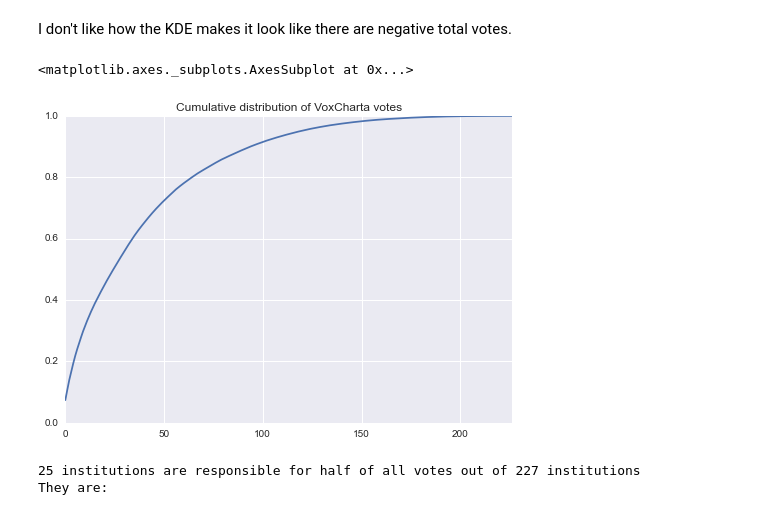
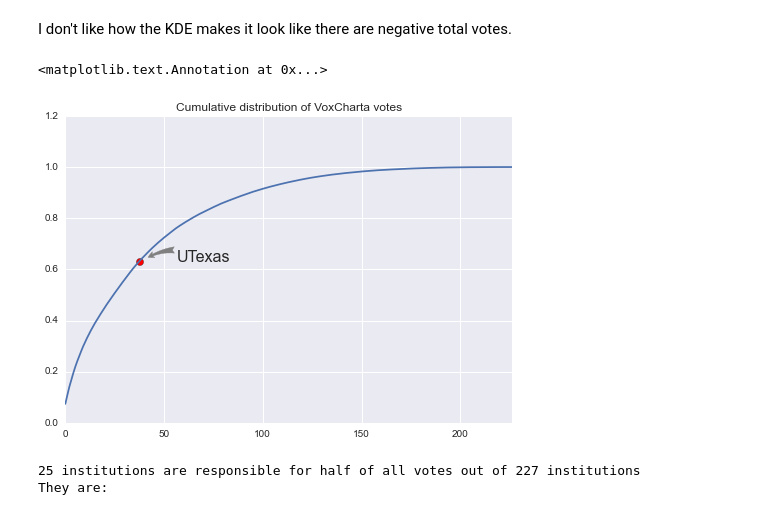
Before and after one commit to gully/VoxCharta, a Jupyter notebook: VoxCharta_01-web_scraping.ipynb, the cells around one changed output. Saved outputs shown, nothing was run; the diff lists cells and outputs as text; code cells hidden in the pictures.

```diff
--- a/VoxCharta_01-web_scraping.ipynb
+++ b/VoxCharta_01-web_scraping.ipynb
@@ -41,15 +41,29 @@ institutes.tail()
 | 226 | Yale-Clusters | 0 | 0 | 0 | 0 | 0 | 0 | NaT |
 # %%
 #institutes['Votes'].cumsum().plot(title='Cumulative distribution')
-#institutes['Rank'] = institutes.Votes.rank(method='first', ascending=False)
+institutes['Rank'] = institutes.Votes.rank(method='first', ascending=False)
 # %% [markdown]
 I don't like how the KDE makes it look like there are negative total votes.
-# %%
-cumsum_normalized = institutes.Votes.cumsum().div(institutes.Votes.cumsum().max())
-cumsum_normalized.plot(title='Cumulative distribution of VoxCharta votes')
-# %% [output]
-<matplotlib.axes._subplots.AxesSubplot at 0x...>
-[figure, removed]
+# %%
+cumsum_normalized = institutes.Votes.cumsum().div(institutes.Votes.cumsum().max())
+cumsum_normalized.plot(title='Cumulative distribution of VoxCharta votes')
+UT_id = institutes.Institute == 'UT Austin'
+plt.scatter(institutes['Rank'][UT_id], cumsum_normalized[UT_id], s=50, c='r', marker='o')
+plt.annotate('UTexas',
+             xy=(institutes['Rank'][UT_id], cumsum_normalized[UT_id]),
+             textcoords='offset points',
+             fontsize=16.0,
+             arrowprops=dict(arrowstyle="fancy", #linestyle="dashed",
+                color="0.5",
+                shrinkB=9,
+                connectionstyle="arc3,rad=0.3",
+                ),
+            )
+
+#plt.add_at("mutate", loc=2)
+# %% [output]
+<matplotlib.text.Annotation at 0x...>
+[figure, added]
 # %%
 ids = (cumsum_normalized < 0.5)
 count = len(cumsum_normalized)
```
Also changed, not shown: parts of 15 cells of this notebook, 1 other file.
